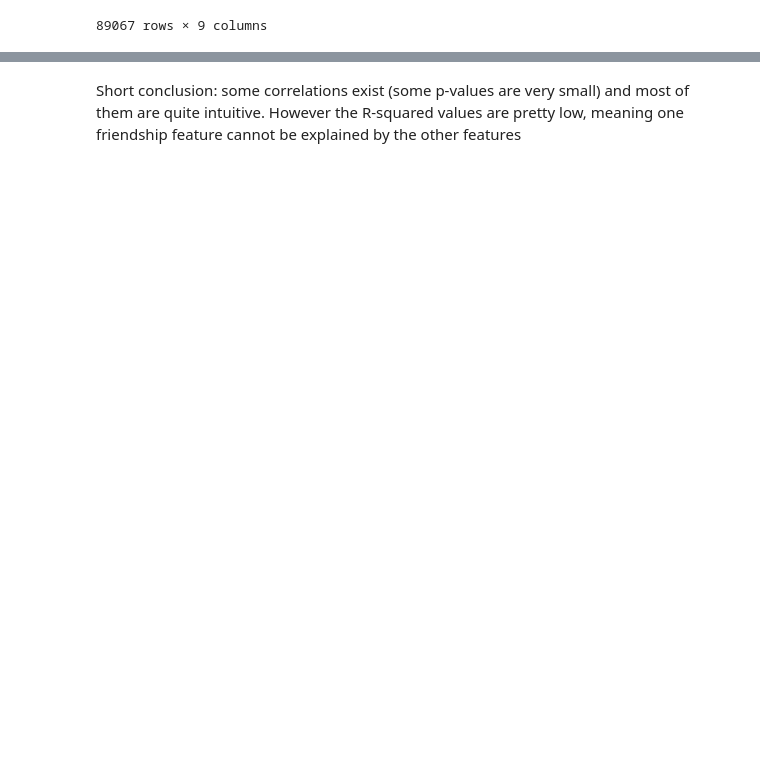
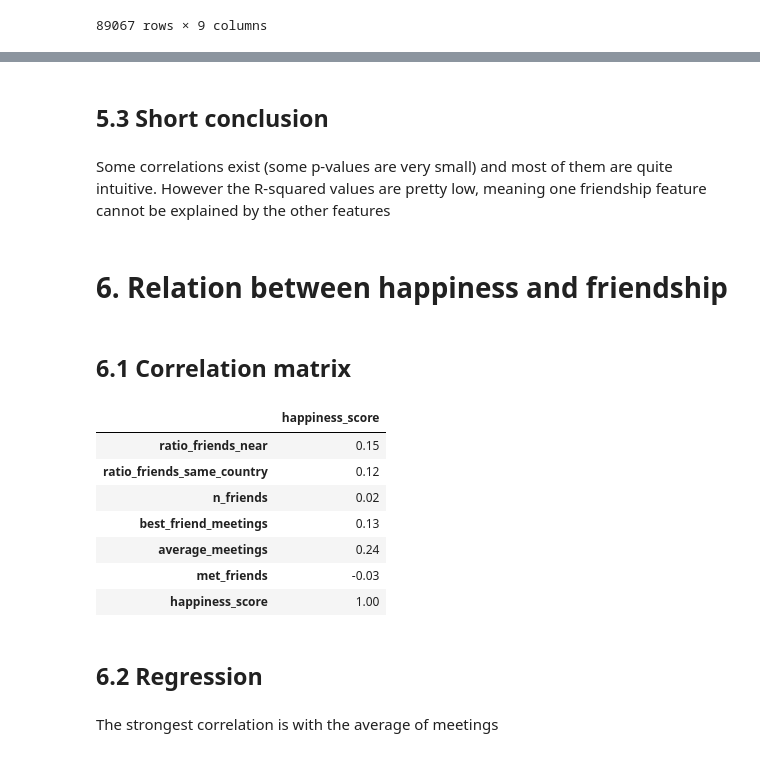
Before and after one commit to asreva/ada-2020-project-milestone-p3-p3_ada-dream-team, a Jupyter notebook: friendship_and_home_position.ipynb, the cells around one changed output, grey strips where cells are left out. Drawn from its saved outputs; the diff is of its cells as text; code cells hidden in the pictures; blank space fills up the shorter version.

```diff
--- a/friendship_and_home_position.ipynb
+++ b/friendship_and_home_position.ipynb
@@ -1702,3 +1697,26 @@ Warnings:
 [1] Standard Errors assume that the covariance matrix of the errors is correctly specified.
+# %% [markdown]
+## 5.3 Short conclusion
 # %% [markdown]
-Short conclusion: some correlations exist (some p-values are very small) and most of them are quite intuitive. However the R-squared values are pretty low, meaning one friendship feature cannot be explained by the other features
+Some correlations exist (some p-values are very small) and most of them are quite intuitive. However the R-squared values are pretty low, meaning one friendship feature cannot be explained by the other features
+# %% [markdown]
+# 6. Relation between happiness and friendship
+# %% [markdown]
+## 6.1 Correlation matrix
+# %%
+corr = countries_all_features[friendship_features_names +  ["happiness_score"]].corr()
+corr = corr[["happiness_score"]]
+corr.style.background_gradient(cmap='coolwarm').set_precision(2)
+# %% [output]
+|  | happiness_score |
+| ratio_friends_near | 0.15 |
+| ratio_friends_same_country | 0.12 |
+| n_friends | 0.02 |
+| best_friend_meetings | 0.13 |
+| average_meetings | 0.24 |
+| met_friends | -0.03 |
+| happiness_score | 1.00 |
+# %% [markdown]
+## 6.2 Regression
+# %% [markdown]
+The strongest correlation is with the average of meetings
```
Also changed, not shown: parts of 46 cells of this notebook.
